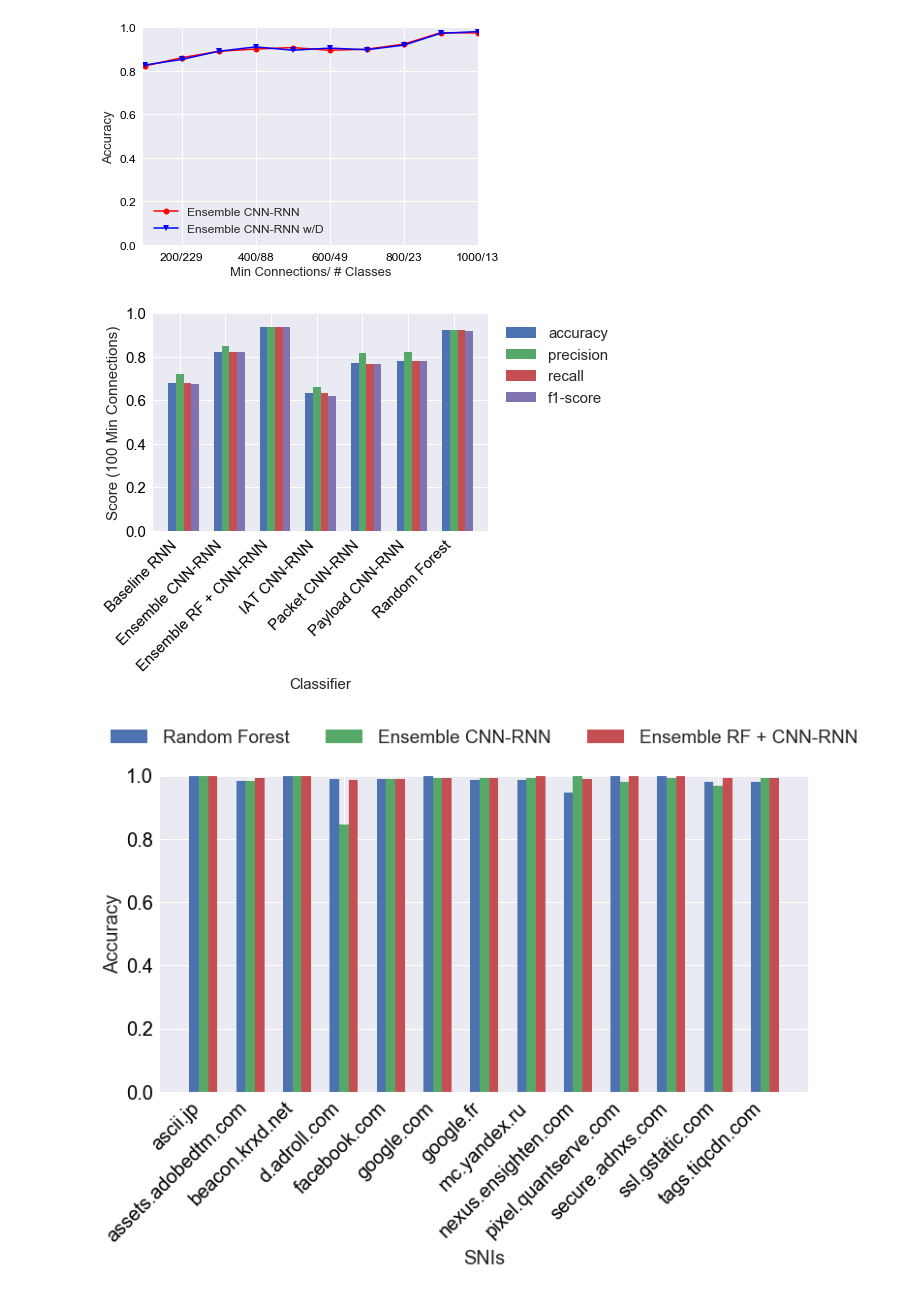
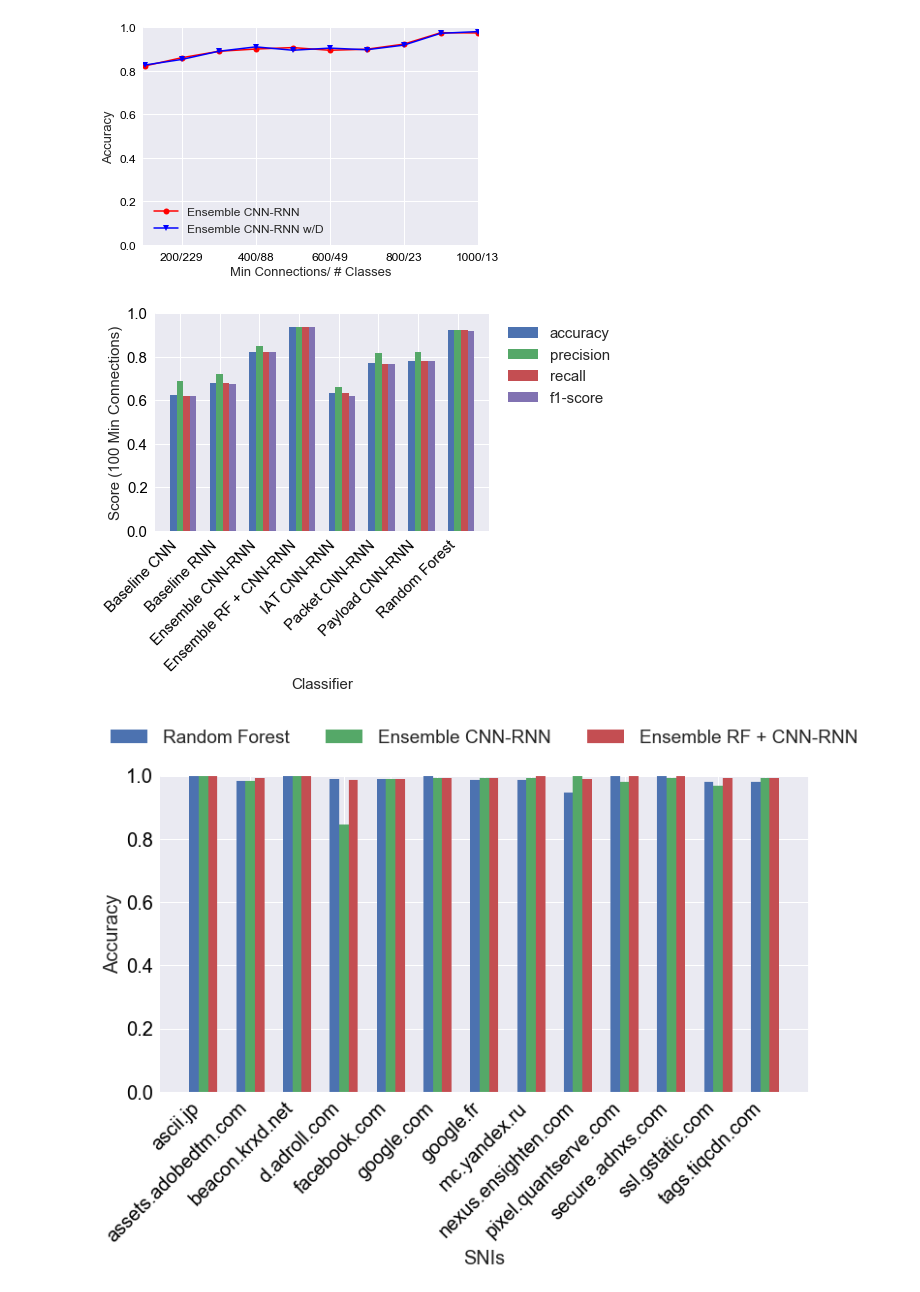
Before and after one commit to niloofarbayat/NetworkClassification, a Jupyter notebook: notebook.ipynb, the cells around one changed output. Saved outputs shown, nothing was run; the diff lists cells and outputs as text; code cells hidden in the pictures.

```diff
--- a/notebook.ipynb
+++ b/notebook.ipynb
@@ -16,7 +16,7 @@ def read_csv(file_path, has_header=True):
             data.append([x for x in line])
     return data
 # %%
-datasetfile = "ML/training/GCstats.csv"
+datasetfile = "DL/training/GCseq.csv"
 # %%
 dataset = read_csv(datasetfile)
 X = np.array([z[1:] for z in dataset])
@@ -183,38 +278,38 @@ y2 = []
 y3 = []
 y4 = []
 for k1, v1 in df.groupby([0], as_index=False):
-    if k1 not in ['Random Forest', 'Baseline RNN', 'IAT CNN-RNN', 'Packet CNN-RNN', 'Payload CNN-RNN', 'Ensemble CNN-RNN', 'Ensemble RF + CNN-RNN']:
+    if k1 not in ['Random Forest', 'Baseline CNN', 'Baseline RNN', 'IAT CNN-RNN', 'Packet CNN-RNN', 'Payload CNN-RNN', 'Ensemble CNN-RNN', 'Ensemble RF + CNN-RNN']:
         continue
     x.append(k1)
     for k2, v2 in v1.groupby([1], as_index=False):
         if pd.to_numeric(k2) != 100:
             continue
         y1.append(pd.to_numeric(v2[2]).mean())
         y2.append(pd.to_numeric(v2[3]).mean())
         y3.append(pd.to_numeric(v2[4]).mean())
         y4.append(pd.to_numeric(v2[5]).mean())
 
 indices = np.arange(len(x))
 width = np.min(np.diff(indices)) / 6.0
 
 fig = plt.figure()
 ax = fig.add_subplot(111)
 ax.bar(indices-width,y1,width,label='accuracy')
 ax.bar(indices,y2,width,label='precision')
 ax.bar(indices+width,y3,width,label='recall')
 ax.bar(indices+width+width,y4,width,label='f1-score')
 ax.set_xlabel('Classifier', fontsize = fontsize)
 ax.set_ylabel('Score (100 Min Connections)', fontsize = fontsize)
 ax.set_xticklabels(['Baseline RNN'] + x, rotation=45, ha = 'right')
 ax.set_ylim(0.0,1)
 ax.legend(bbox_to_anchor=(0.6, 0.0, 0.8, 1.0), fontsize = fontsize, fancybox= True, shadow=True)
 
 plt.xticks( color='k', size= fontsize)
 plt.yticks( color='k', size= fontsize)
 plt.savefig('imgs/metrics.png', bbox_inches='tight')
 plt.show()
 # %% [output]
-[figure, old version]
+[figure, new version]
 # %%
 dataset = read_csv('class_results.csv', has_header=False)
 df = pd.DataFrame(dataset)
```
Also changed, not shown: parts of 9 cells of this notebook, 2 other files.
